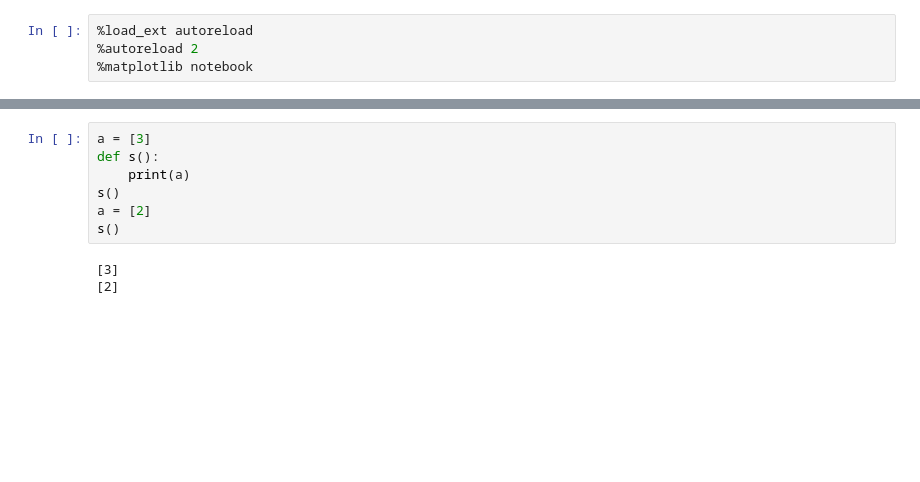
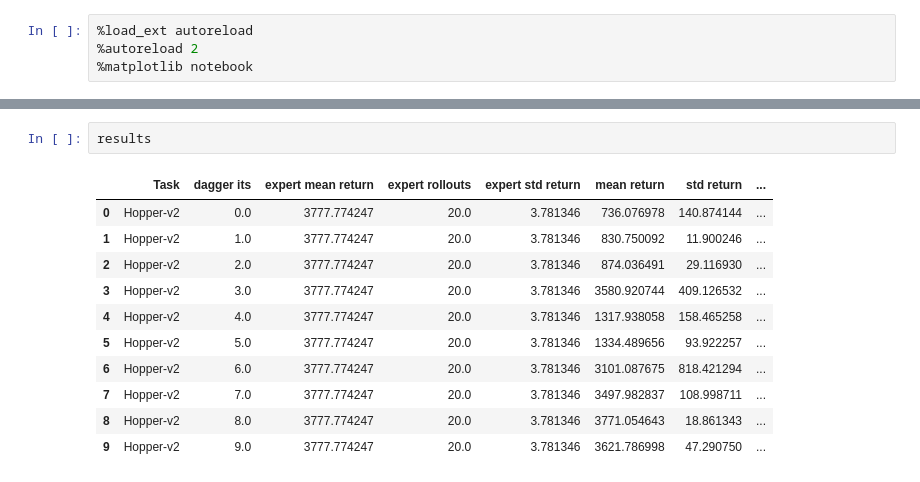
Before and after one commit to muthissar/homework, a Jupyter notebook: hw1/DAgger.ipynb, the cells around one changed output, grey strips where cells are left out. Cells and saved outputs as stored; diff of their text form; blank space fills up the shorter version.

```diff
--- a/hw1/DAgger.ipynb
+++ b/hw1/DAgger.ipynb
@@ -86,10 +99,14 @@ std of return 1174.950998363675
-# %%
-a = [3]
-def s():
-    print(a)
-s()
-a = [2]
-s()
-# %% [output]
-[3]
-[2]
+# %%
+results
+# %% [output]
+|  | Task | dagger its | expert mean return | expert rollouts | expert std return | mean return | std return | ... |
+| 0 | Hopper-v2 | 0.0 | 3777.774247 | 20.0 | 3.781346 | 736.076978 | 140.874144 | ... |
+| 1 | Hopper-v2 | 1.0 | 3777.774247 | 20.0 | 3.781346 | 830.750092 | 11.900246 | ... |
+| 2 | Hopper-v2 | 2.0 | 3777.774247 | 20.0 | 3.781346 | 874.036491 | 29.116930 | ... |
+| 3 | Hopper-v2 | 3.0 | 3777.774247 | 20.0 | 3.781346 | 3580.920744 | 409.126532 | ... |
+| 4 | Hopper-v2 | 4.0 | 3777.774247 | 20.0 | 3.781346 | 1317.938058 | 158.465258 | ... |
+| 5 | Hopper-v2 | 5.0 | 3777.774247 | 20.0 | 3.781346 | 1334.489656 | 93.922257 | ... |
+| 6 | Hopper-v2 | 6.0 | 3777.774247 | 20.0 | 3.781346 | 3101.087675 | 818.421294 | ... |
+| 7 | Hopper-v2 | 7.0 | 3777.774247 | 20.0 | 3.781346 | 3497.982837 | 108.998711 | ... |
+| 8 | Hopper-v2 | 8.0 | 3777.774247 | 20.0 | 3.781346 | 3771.054643 | 18.861343 | ... |
+| 9 | Hopper-v2 | 9.0 | 3777.774247 | 20.0 | 3.781346 | 3621.786998 | 47.290750 | ... |
```
Also changed, not shown: parts of 5 cells of this notebook, 2 other files.
